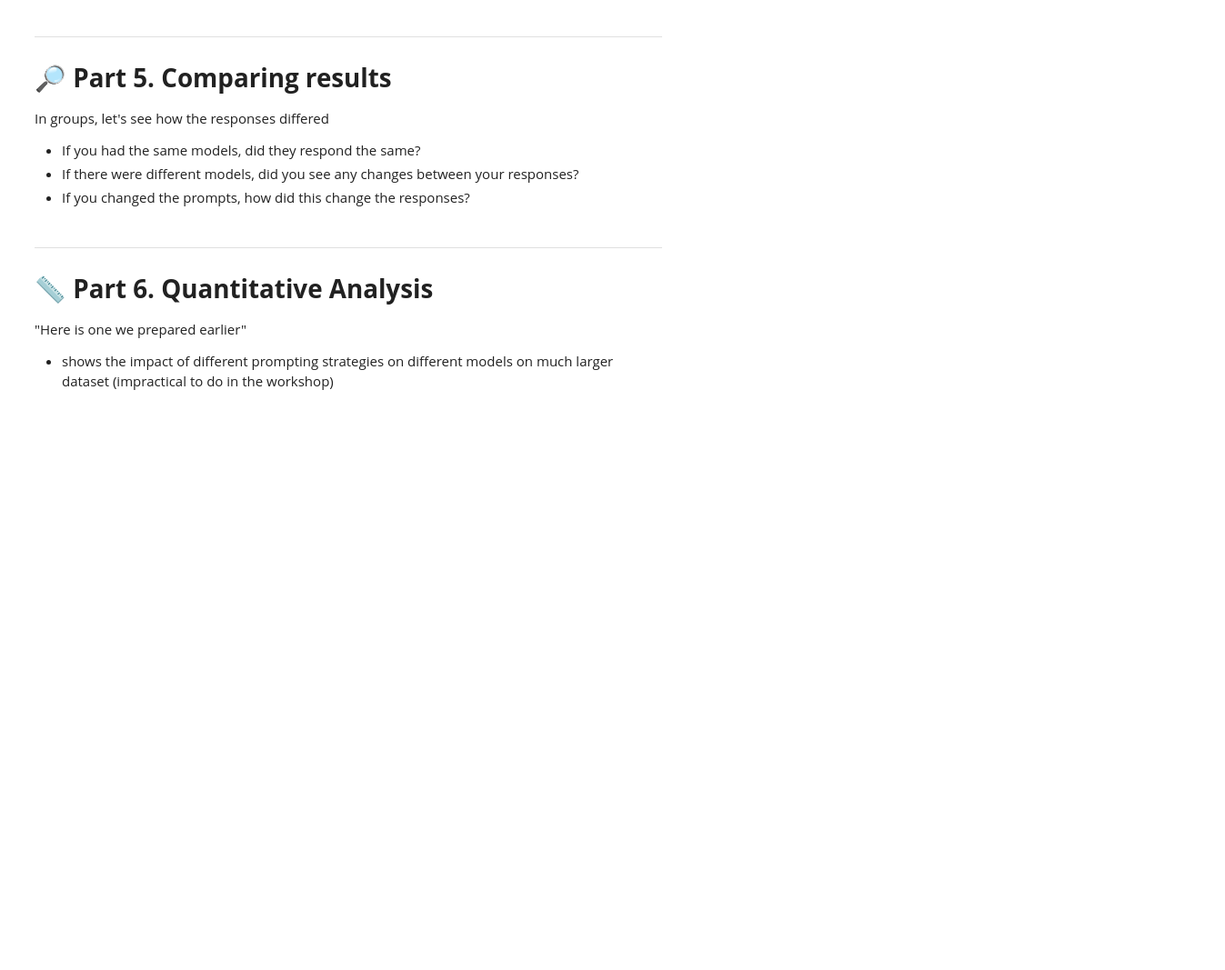
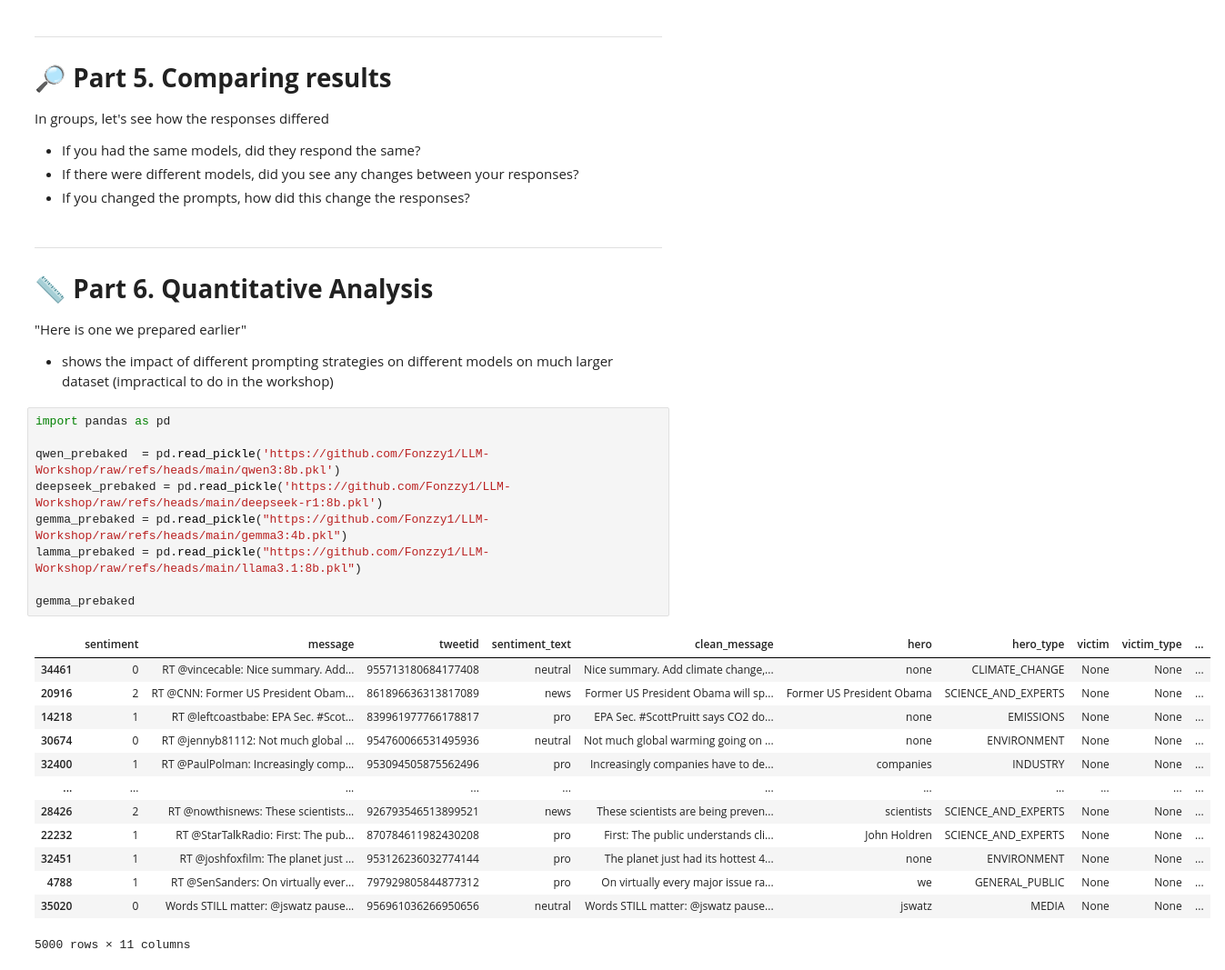
Before and after one commit to Fonzzy1/LLM-Workshop, a Jupyter notebook: workshop.ipynb, the cells around one changed output. Shown at 91% size. Saved outputs shown, nothing was run; the diff lists cells and outputs as text; blank space fills up the shorter version.

```diff
--- a/workshop.ipynb
+++ b/workshop.ipynb
@@ -659,3 +672,26 @@ In groups, let's see how the responses differed
 # **📏 Part 6. Quantitative Analysis**
 "Here is one we prepared earlier"
 * shows the impact of different prompting strategies on different models on much larger dataset (impractical to do in the workshop)
+# %%
+import pandas as pd
+
+qwen_prebaked  = pd.read_pickle('https://github.com/Fonzzy1/LLM-Workshop/raw/refs/heads/main/qwen3:8b.pkl')
+deepseek_prebaked = pd.read_pickle('https://github.com/Fonzzy1/LLM-Workshop/raw/refs/heads/main/deepseek-r1:8b.pkl')
+gemma_prebaked = pd.read_pickle("https://github.com/Fonzzy1/LLM-Workshop/raw/refs/heads/main/gemma3:4b.pkl")
+lamma_prebaked = pd.read_pickle("https://github.com/Fonzzy1/LLM-Workshop/raw/refs/heads/main/llama3.1:8b.pkl")
+
+gemma_prebaked
+# %% [output]
+|  | sentiment | message | tweetid | sentiment_text | clean_message | hero | hero_type | victim | victim_type | ... |
+| 34461 | 0 | RT @vincecable: Nice summary. Add... | 955713180684177408 | neutral | Nice summary. Add climate change,... | none | CLIMATE_CHANGE | None | None | ... |
+| 20916 | 2 | RT @CNN: Former US President Obam... | 861896636313817089 | news | Former US President Obama will sp... | Former US President Obama | SCIENCE_AND_EXPERTS | None | None | ... |
+| 14218 | 1 | RT @leftcoastbabe: EPA Sec. #Scot... | 839961977766178817 | pro | EPA Sec. #ScottPruitt says CO2 do... | none | EMISSIONS | None | None | ... |
+| 30674 | 0 | RT @jennyb81112: Not much global ... | 954760066531495936 | neutral | Not much global warming going on ... | none | ENVIRONMENT | None | None | ... |
+| 32400 | 1 | RT @PaulPolman: Increasingly comp... | 953094505875562496 | pro | Increasingly companies have to de... | companies | INDUSTRY | None | None | ... |
+| ... | ... | ... | ... | ... | ... | ... | ... | ... | ... | ... |
+| 28426 | 2 | RT @nowthisnews: These scientists... | 926793546513899521 | news | These scientists are being preven... | scientists | SCIENCE_AND_EXPERTS | None | None | ... |
+| 22232 | 1 | RT @StarTalkRadio: First: The pub... | 870784611982430208 | pro | First: The public understands cli... | John Holdren | SCIENCE_AND_EXPERTS | None | None | ... |
+| 32451 | 1 | RT @joshfoxfilm: The planet just ... | 953126236032774144 | pro | The planet just had its hottest 4... | none | ENVIRONMENT | None | None | ... |
+| 4788 | 1 | RT @SenSanders: On virtually ever... | 797929805844877312 | pro | On virtually every major issue ra... | we | GENERAL_PUBLIC | None | None | ... |
+| 35020 | 0 | Words STILL matter: @jswatz pause... | 956961036266950656 | neutral | Words STILL matter: @jswatz pause... | jswatz | MEDIA | None | None | ... |
+5000 rows × 11 columns
```
Also changed, not shown: parts of 4 cells of this notebook.
